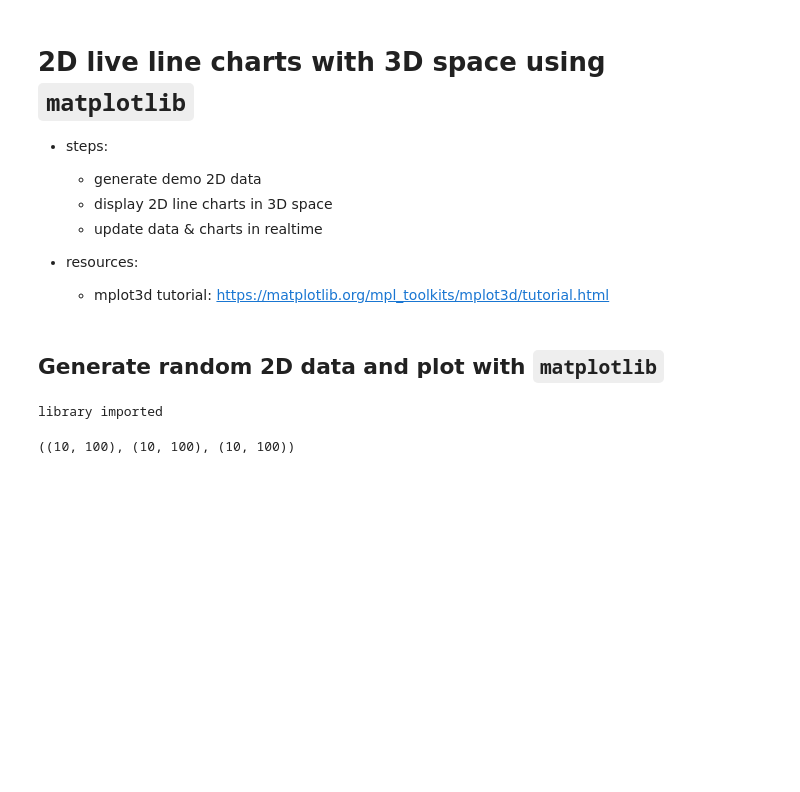
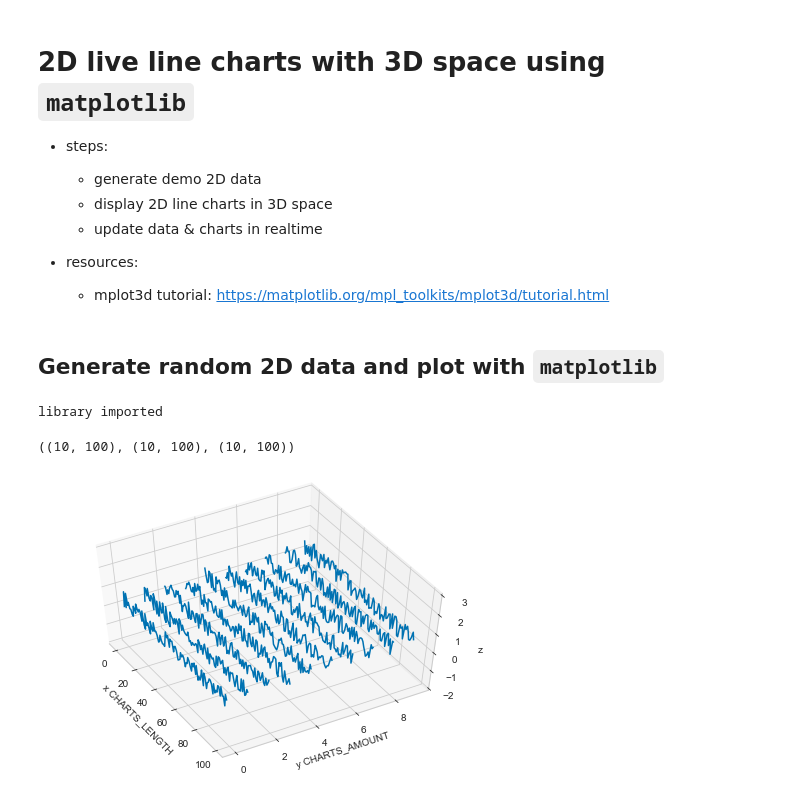
Before and after one commit to bridget462/2D-live-charts-in-3D-space, a Jupyter notebook: 3d-linecharts.ipynb, the cells around one changed output. Cells and saved outputs as stored; diff of their text form; code cells hidden in the pictures; blank space fills up the shorter version.

```diff
--- a/3d-linecharts.ipynb
+++ b/3d-linecharts.ipynb
@@ -55,0 +47,23 @@ plt.show()
+# %%
+fig = plt.figure()
+ax = Axes3D(fig) # making 3D figure
+
+# initial angle
+X_INIT_ANGLE = 53
+Y_INIT_ANGLE = -30
+ax.view_init(X_INIT_ANGLE, Y_INIT_ANGLE)
+
+# plot data
+ax.plot_wireframe(gx, gy, test_data_matrix, rstride=1, cstride=0)
+
+# adjust figure appearence
+ax.set_zlim(-2, 3)
+ax.set_xlabel('x CHARTS_LENGTH')
+ax.set_ylabel('y CHARTS_AMOUNT')
+ax.set_zlabel('z')
+
+
+# display figure
+plt.show()
+# %% [output]
+[figure, added]
```
Also changed, not shown: parts of 2 cells of this notebook.
